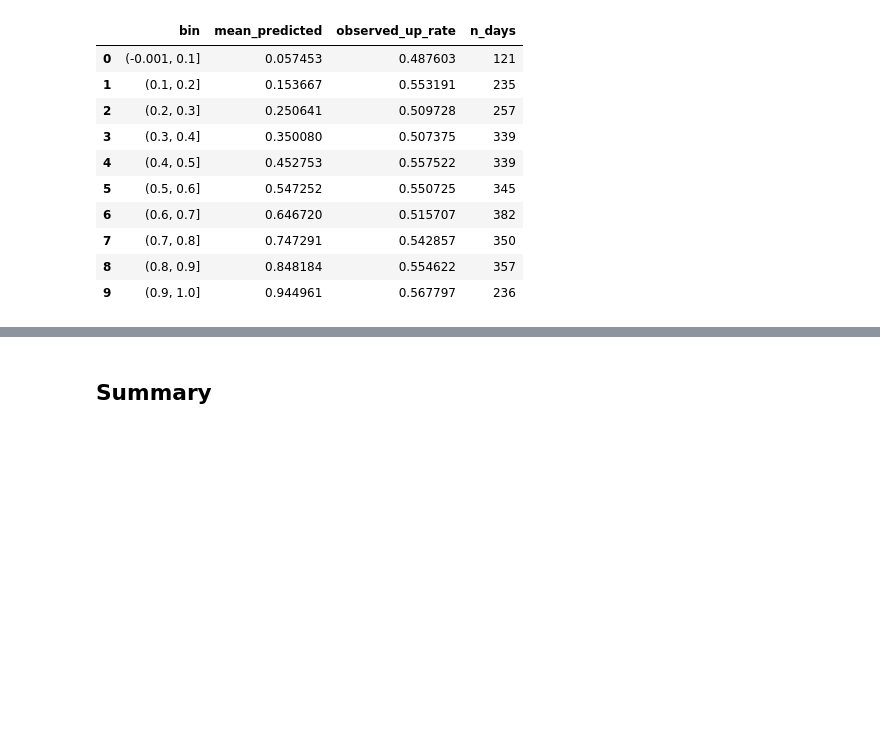
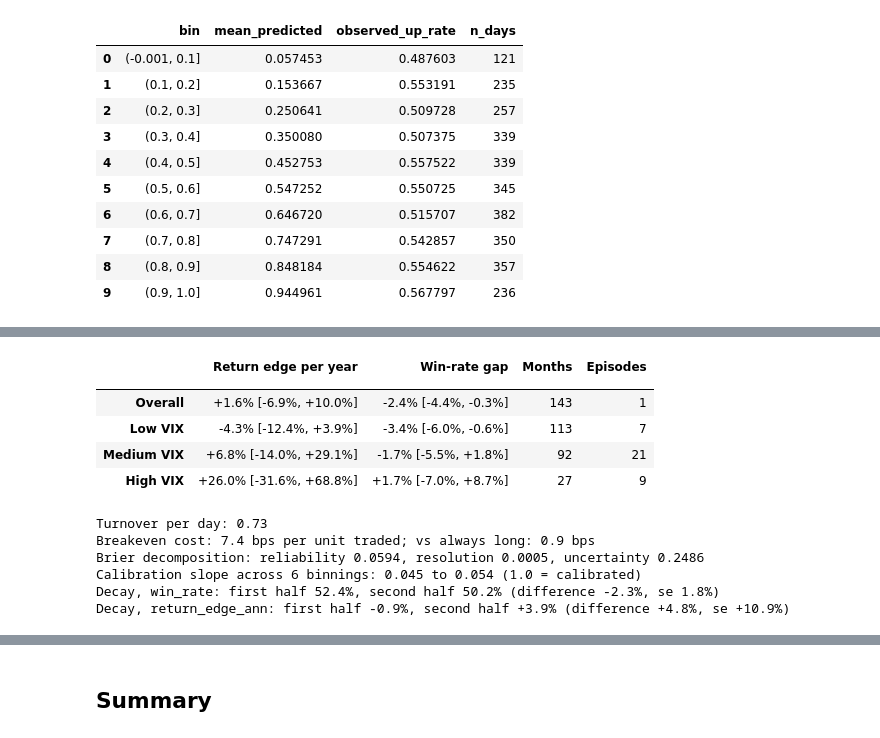
Before and after one commit to HD013/spx-directional-signal-pipeline, a Jupyter notebook: notebooks/analysis.ipynb, the cells around one changed output, grey strips where cells are left out. Saved outputs shown, nothing was run; the diff lists cells and outputs as text; code cells hidden in the pictures; blank space fills up the shorter version.

```diff
--- a/notebooks/analysis.ipynb
+++ b/notebooks/analysis.ipynb
@@ -334,0 +340,38 @@ Brier score: 0.3080  (coin flip 0.25, constant at OOS up-rate 0.2486)
+# %%
+sig = metrics["significance"]
+rows = []
+for name, s in [("Overall", sig["overall"])] + [(f"{r.capitalize()} VIX", sig["by_regime"][r]) for r in ["low", "medium", "high"]]:
+    ret, win = s["return_edge_ann"], s["win_rate_gap"]
+    rows.append({
+        "": name,
+        "Return edge per year": f"{ret['estimate']:+.1%} [{ret['lo']:+.1%}, {ret['hi']:+.1%}]",
+        "Win-rate gap": f"{win['estimate']:+.1%} [{win['lo']:+.1%}, {win['hi']:+.1%}]",
+        "Months": s["n_months"],
+        "Episodes": s["n_episodes"],
+    })
+display(pd.DataFrame(rows).set_index(""))
+
+c = metrics["costs"]
+d = metrics["calibration"]["decomposition"]
+slopes = metrics["calibration"]["slopes"]["slope"]
+print(f"Turnover per day: {c['turnover_per_day']:.2f}")
+print(f"Breakeven cost: {c['breakeven_bps']:.1f} bps per unit traded; vs always long: {c['breakeven_vs_long_bps']:.1f} bps")
+print(f"Brier decomposition: reliability {d['reliability']:.4f}, resolution {d['resolution']:.4f}, uncertainty {d['uncertainty']:.4f}")
+print(f"Calibration slope across 6 binnings: {slopes.min():.3f} to {slopes.max():.3f} (1.0 = calibrated)")
+for key, fmt in [("win_rate", "{:.1%}"), ("return_edge_ann", "{:+.1%}")]:
+    x = metrics["decay"][key]
+    print(f"Decay, {key}: first half {fmt.format(x['first_half'])}, second half {fmt.format(x['second_half'])} "
+          f"(difference {fmt.format(x['difference'])}, se {fmt.format(x['se'])})")
+# %% [output]
+|  | Return edge per year | Win-rate gap | Months | Episodes |
+|  |  |  |  |  |
+| Overall | +1.6% [-6.9%, +10.0%] | -2.4% [-4.4%, -0.3%] | 143 | 1 |
+| Low VIX | -4.3% [-12.4%, +3.9%] | -3.4% [-6.0%, -0.6%] | 113 | 7 |
+| Medium VIX | +6.8% [-14.0%, +29.1%] | -1.7% [-5.5%, +1.8%] | 92 | 21 |
+| High VIX | +26.0% [-31.6%, +68.8%] | +1.7% [-7.0%, +8.7%] | 27 | 9 |
+Turnover per day: 0.73
+Breakeven cost: 7.4 bps per unit traded; vs always long: 0.9 bps
+Brier decomposition: reliability 0.0594, resolution 0.0005, uncertainty 0.2486
+Calibration slope across 6 binnings: 0.045 to 0.054 (1.0 = calibrated)
+Decay, win_rate: first half 52.4%, second half 50.2% (difference -2.3%, se 1.8%)
+Decay, return_edge_ann: first half -0.9%, second half +3.9% (difference +4.8%, se +10.9%)
```
Also changed, not shown: parts of 8 cells of this notebook, 6 other files.
